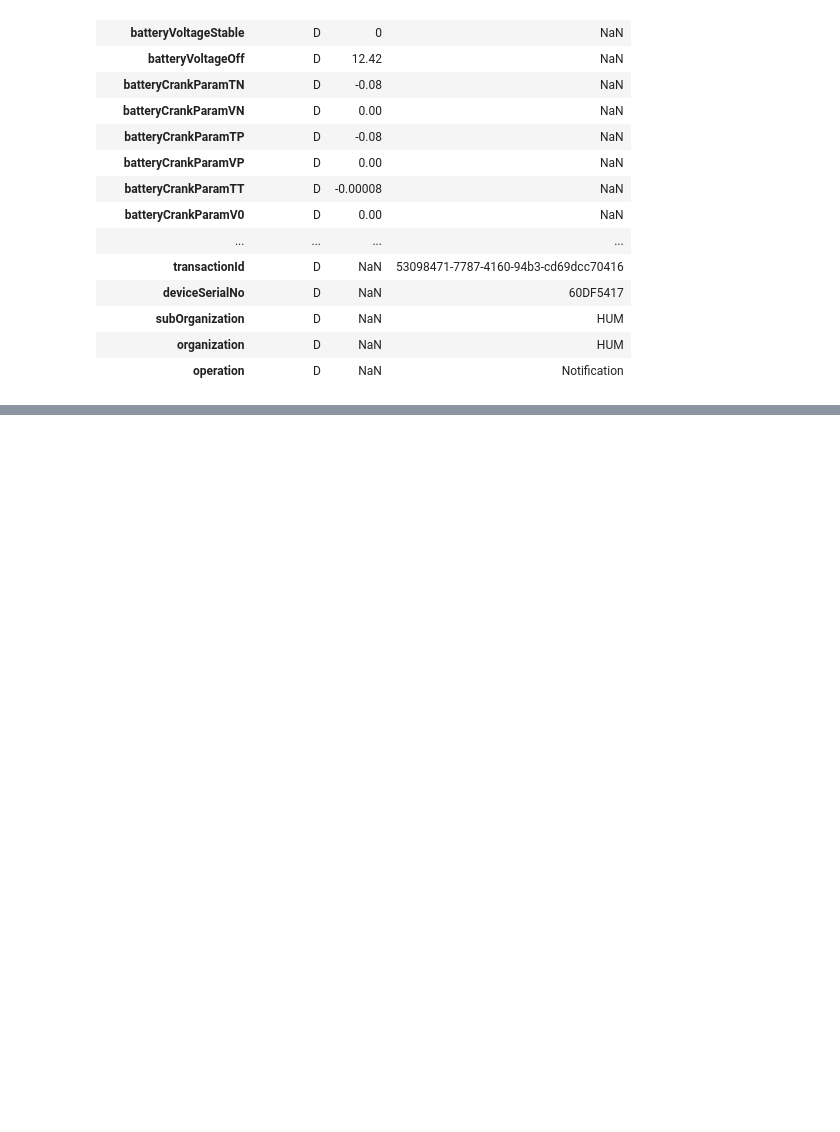
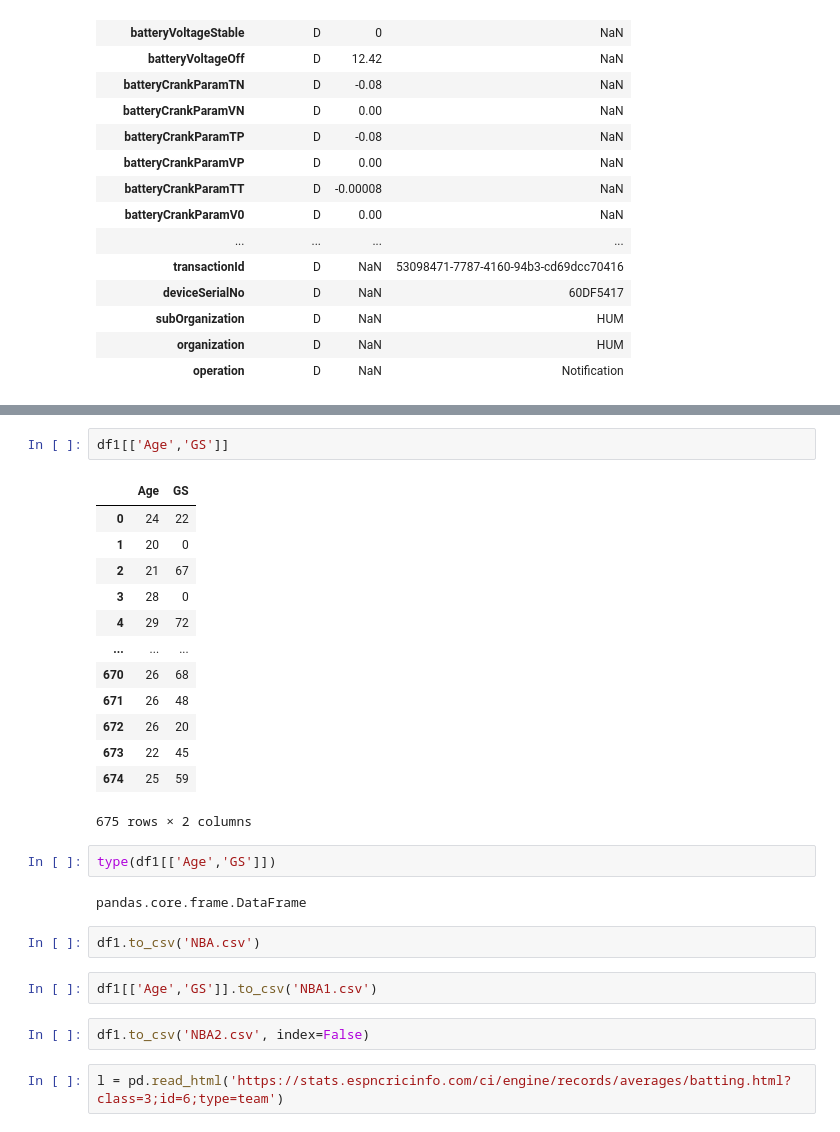
Before and after one commit to saiteja8888/DataScience, a Jupyter notebook: Python_Libraries/1_Pandas.ipynb, the cells around one changed output, grey strips where cells are left out. Cells and saved outputs as stored; diff of their text form; blank space fills up the shorter version.

```diff
--- a/Python_Libraries/1_Pandas.ipynb
+++ b/Python_Libraries/1_Pandas.ipynb
@@ -251,0 +366,28 @@ pd.DataFrame(d)
+# %%
+df1[['Age','GS']]
+# %% [output]
+|  | Age | GS |
+| 0 | 24 | 22 |
+| 1 | 20 | 0 |
+| 2 | 21 | 67 |
+| 3 | 28 | 0 |
+| 4 | 29 | 72 |
+| ... | ... | ... |
+| 670 | 26 | 68 |
+| 671 | 26 | 48 |
+| 672 | 26 | 20 |
+| 673 | 22 | 45 |
+| 674 | 25 | 59 |
+675 rows × 2 columns
+# %%
+type(df1[['Age','GS']])
+# %% [output]
+pandas.core.frame.DataFrame
+# %%
+df1.to_csv('NBA.csv')
+# %%
+df1[['Age','GS']].to_csv('NBA1.csv')
+# %%
+df1.to_csv('NBA2.csv', index=False)
+# %%
+l = pd.read_html('https://stats.espncricinfo.com/ci/engine/records/averages/batting.html?class=3;id=6;type=team')
```
Also changed, not shown: parts of 52 cells of this notebook, 3 other files.
